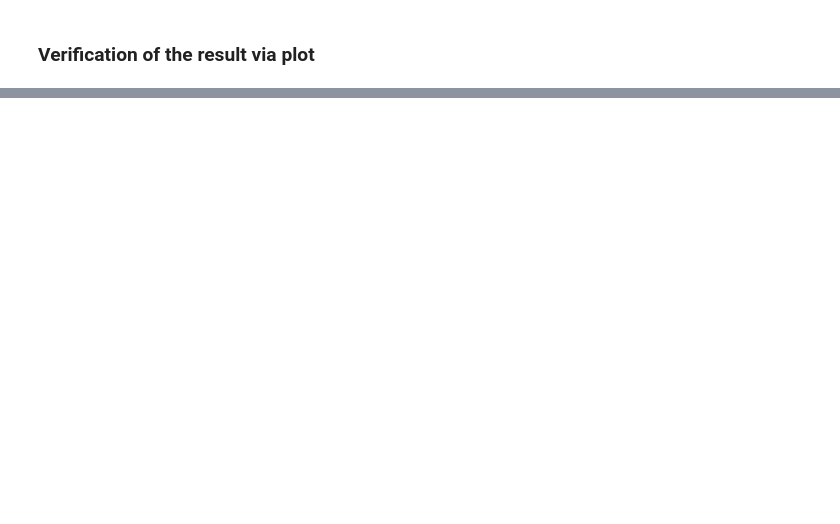
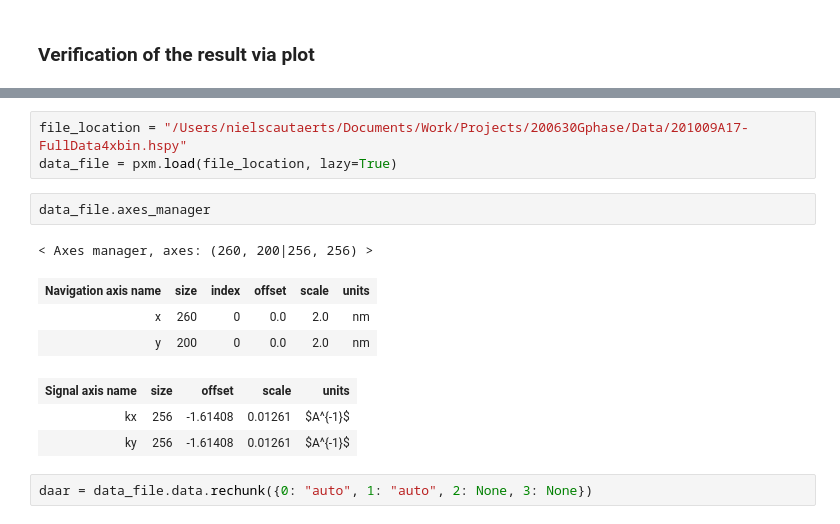
Before and after one commit to din14970/indexing_demo, a Jupyter notebook: Demo.ipynb, the cells around one changed output, grey strips where cells are left out. Saved outputs shown, nothing was run; the diff lists cells and outputs as text; blank space fills up the shorter version.

```diff
--- a/Demo.ipynb
+++ b/Demo.ipynb
@@ -296,0 +427,15 @@ def match_orientations(image, template_coordinates, template_intensities,
+# %%
+file_location = "/Users/nielscautaerts/Documents/Work/Projects/200630Gphase/Data/201009A17-FullData4xbin.hspy"
+data_file = pxm.load(file_location, lazy=True)
+# %%
+data_file.axes_manager
+# %% [output]
+< Axes manager, axes: (260, 200|256, 256) >
+| Navigation axis name | size | index | offset | scale | units |
+| x | 260 | 0 | 0.0 | 2.0 | nm |
+| y | 200 | 0 | 0.0 | 2.0 | nm |
+| Signal axis name | size | offset | scale | units |
+| kx | 256 | -1.61408 | 0.01261 | $A^{-1}$ |
+| ky | 256 | -1.61408 | 0.01261 | $A^{-1}$ |
+# %%
+daar = data_file.data.rechunk({0: "auto", 1: "auto", 2: None, 3: None})
```
Also changed, not shown: parts of 84 cells of this notebook.
